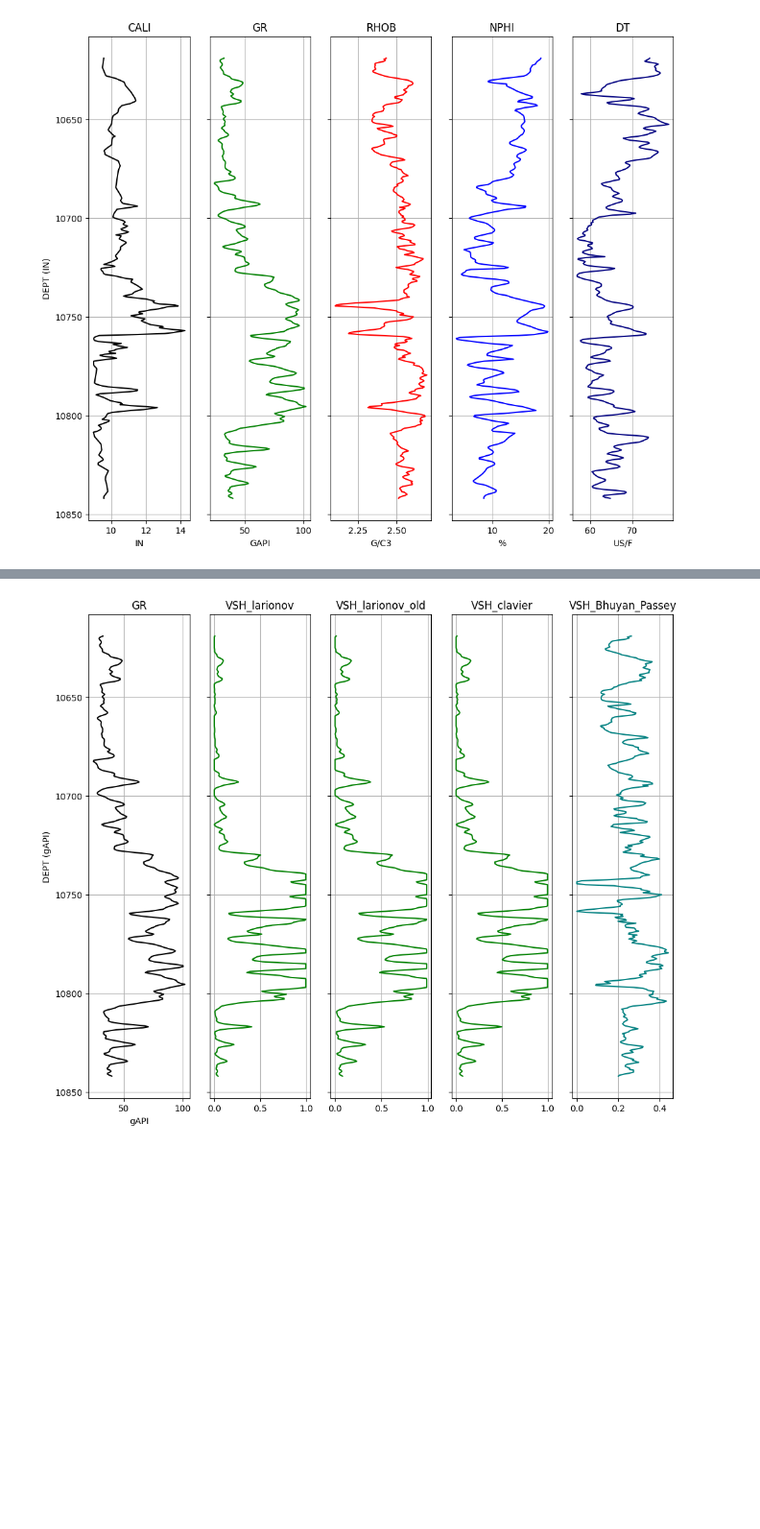
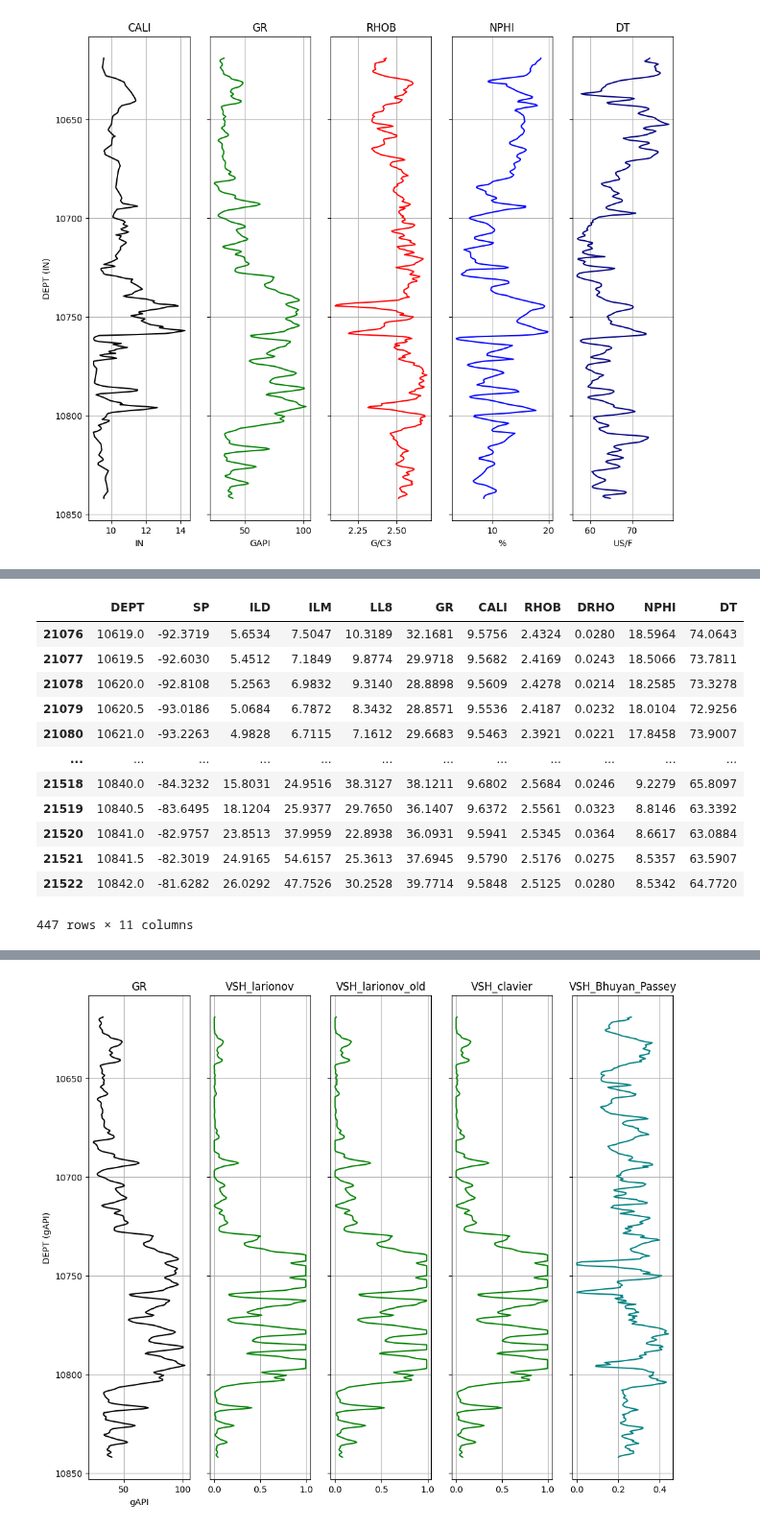
Before and after one commit to giecaruff/stoneforge, a Jupyter notebook: examples/petrophysics.ipynb, the cells around one changed output, grey strips where cells are left out. Shown at 96% size. Drawn from its saved outputs; the diff is of its cells as text; code cells hidden in the pictures; blank space fills up the shorter version.

```diff
--- a/examples/petrophysics.ipynb
+++ b/examples/petrophysics.ipynb
@@ -94,3 +86,19 @@ array([5.25062960e-03, 0.00000000e+00, 0.00000000e+00, 0.00000000e+00,
+# %%
+LEDGE_SANDSTONE
+# %% [output]
+|  | DEPT | SP | ILD | ILM | LL8 | GR | CALI | RHOB | DRHO | NPHI | DT |
+| 21076 | 10619.0 | -92.3719 | 5.6534 | 7.5047 | 10.3189 | 32.1681 | 9.5756 | 2.4324 | 0.0280 | 18.5964 | 74.0643 |
+| 21077 | 10619.5 | -92.6030 | 5.4512 | 7.1849 | 9.8774 | 29.9718 | 9.5682 | 2.4169 | 0.0243 | 18.5066 | 73.7811 |
+| 21078 | 10620.0 | -92.8108 | 5.2563 | 6.9832 | 9.3140 | 28.8898 | 9.5609 | 2.4278 | 0.0214 | 18.2585 | 73.3278 |
+| 21079 | 10620.5 | -93.0186 | 5.0684 | 6.7872 | 8.3432 | 28.8571 | 9.5536 | 2.4187 | 0.0232 | 18.0104 | 72.9256 |
+| 21080 | 10621.0 | -93.2263 | 4.9828 | 6.7115 | 7.1612 | 29.6683 | 9.5463 | 2.3921 | 0.0221 | 17.8458 | 73.9007 |
+| ... | ... | ... | ... | ... | ... | ... | ... | ... | ... | ... | ... |
+| 21518 | 10840.0 | -84.3232 | 15.8031 | 24.9516 | 38.3127 | 38.1211 | 9.6802 | 2.5684 | 0.0246 | 9.2279 | 65.8097 |
+| 21519 | 10840.5 | -83.6495 | 18.1204 | 25.9377 | 29.7650 | 36.1407 | 9.6372 | 2.5561 | 0.0323 | 8.8146 | 63.3392 |
+| 21520 | 10841.0 | -82.9757 | 23.8513 | 37.9959 | 22.8938 | 36.0931 | 9.5941 | 2.5345 | 0.0364 | 8.6617 | 63.0884 |
+| 21521 | 10841.5 | -82.3019 | 24.9165 | 54.6157 | 25.3613 | 37.6945 | 9.5790 | 2.5176 | 0.0275 | 8.5357 | 63.5907 |
+| 21522 | 10842.0 | -81.6282 | 26.0292 | 47.7526 | 30.2528 | 39.7714 | 9.5848 | 2.5125 | 0.0280 | 8.5342 | 64.7720 |
+447 rows × 11 columns
 # %%
 # Preparing data for VSH
 GR = np.array(LEDGE_SANDSTONE["GR"])
```
Also changed, not shown: parts of 15 cells of this notebook, 8 other files.
